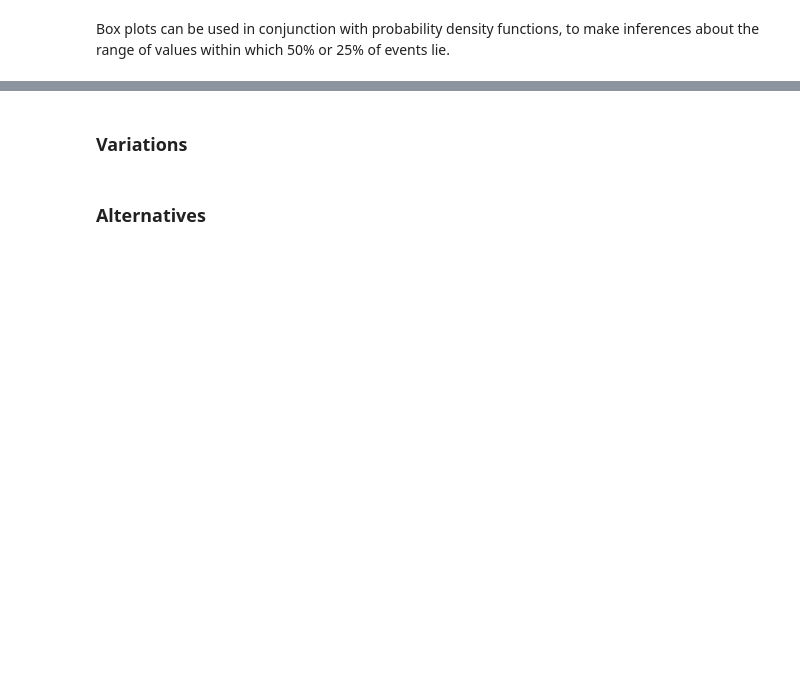
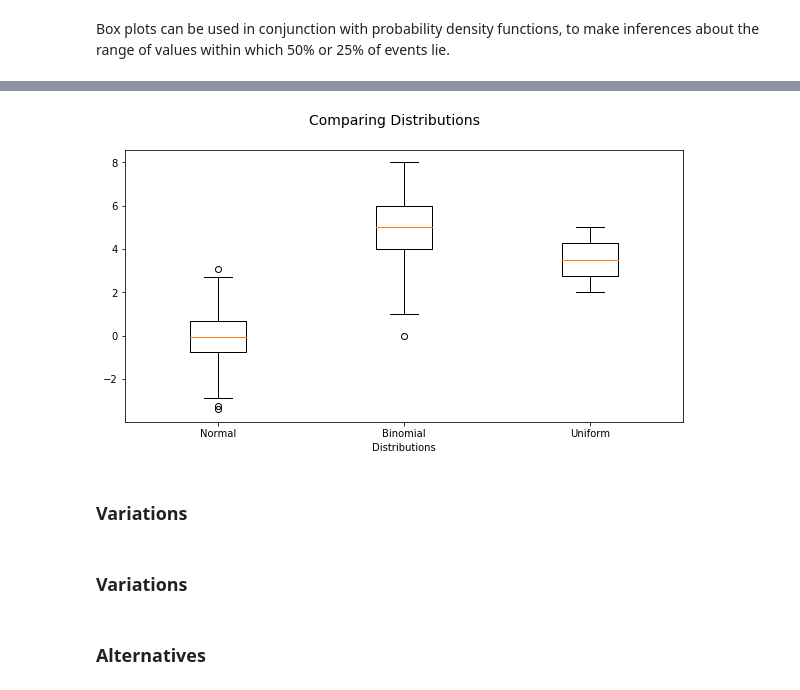
Before and after one commit to MarionMcG/fundamentals_data_analysis, a Jupyter notebook: boxplots.ipynb, the cells around one changed output, grey strips where cells are left out. Saved outputs shown, nothing was run; the diff lists cells and outputs as text; code cells hidden in the pictures; blank space fills up the shorter version.

```diff
--- a/boxplots.ipynb
+++ b/boxplots.ipynb
@@ -96,3 +98,22 @@ ax1.axvline(bottom, 0, color='k');
+# %%
+bino = np.random.binomial(8, 0.6, 1000)
+gama = np.random.uniform(5, 2, 1000)
+# %%
+data = [norm, bino, gama]
+
+fig = plt.figure(figsize = (10,5))
+fig.suptitle('Comparing Distributions', fontsize=14)
+
+ax = fig.add_subplot(111)
+ax.boxplot(data);
+ax.set_xlabel('Distributions')
+
+plt.xticks([1, 2, 3], ['Normal', 'Binomial', 'Uniform'])
+plt.show()
+# %% [output]
+[figure, added]
+# %% [markdown]
+### Variations
 # %% [markdown]
 ### Variations
 # %% [markdown]
```
Also changed, not shown: parts of 5 cells of this notebook.
